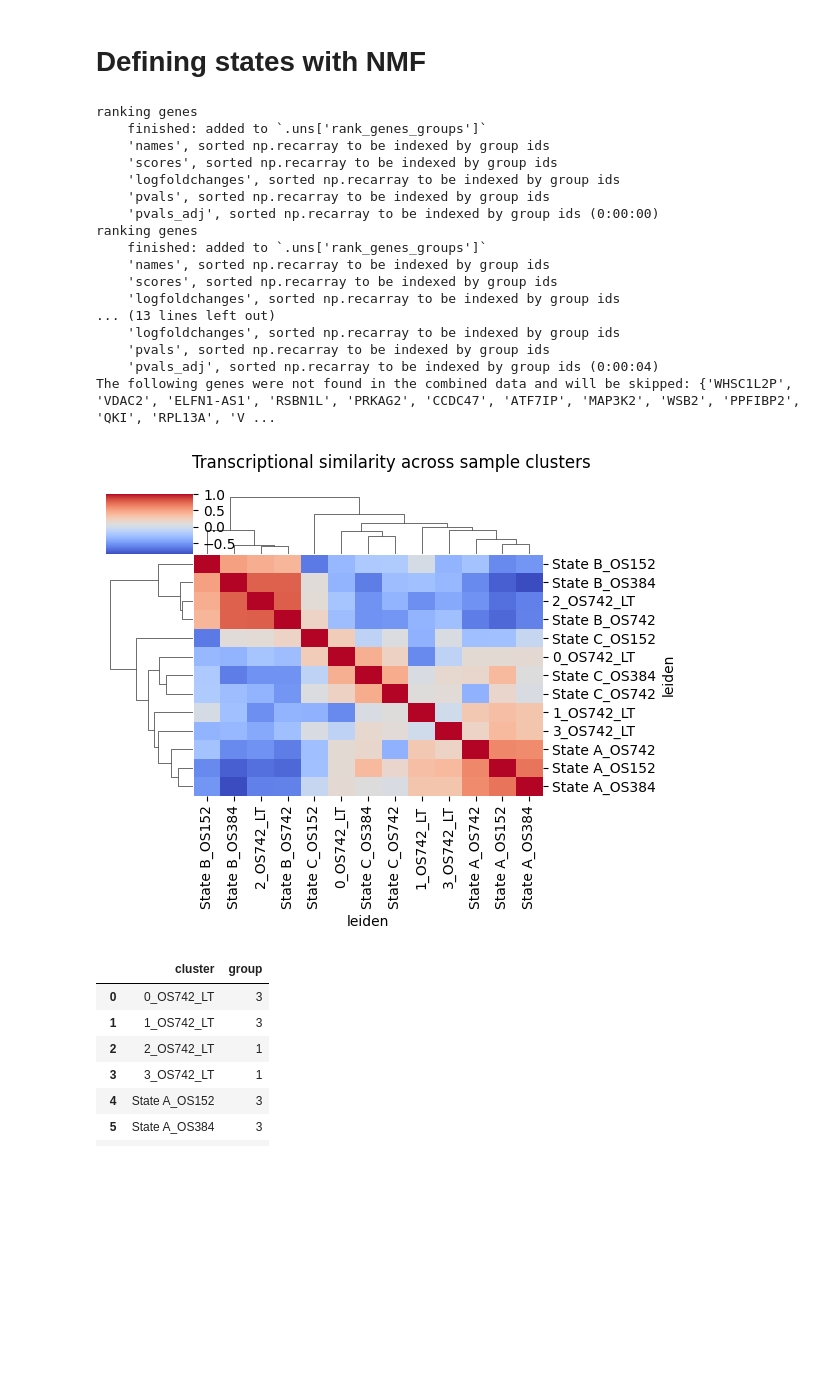
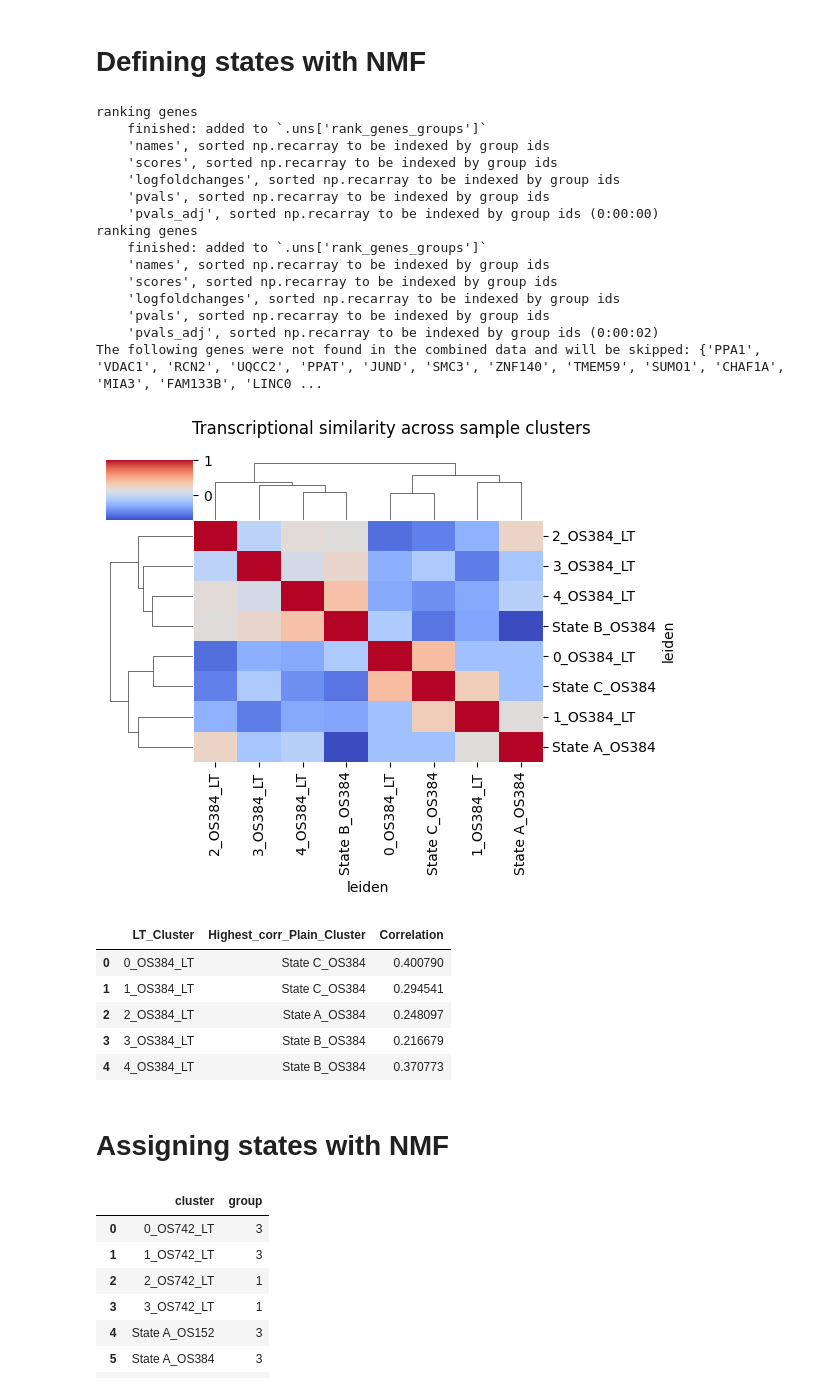
Before and after one commit to brendamelano/Reprogramming_Osteosarcoma, a Jupyter notebook: Lineage_Tracing/scRNAseq_LT_analysis/Defining states for LT samples.ipynb, the cells around one changed output. Drawn from its saved outputs; the diff is of its cells as text; code cells hidden in the pictures; blank space fills up the shorter version.

Commit message:
defining LT states with correlation

```diff
--- a/Lineage_Tracing/scRNAseq_LT_analysis/Defining states for LT samples.ipynb
+++ b/Lineage_Tracing/scRNAseq_LT_analysis/Defining states for LT samples.ipynb
@@ -49,7 +49,7 @@ Global seed set to 0
 # Read in the AnnData files and process them
 adata_list = []
 top_genes_all_samples = []
-sample_names_LT = [ 'OS742_LT'] # 'OS384_LT', 'OS052_LT',
+sample_names_LT = ['OS384_LT', ] #  'OS742_LT', 'OS742_LT',
 
 for sample in sample_names_LT:
 
@@ -85,7 +85,7 @@ for sample in sample_names_LT:
     # Append the AnnData object to the list
     adata_list.append(adata)
 
-sample_names = ['OS152', 'OS384', 'OS742']
+sample_names = ['OS384'] # 'OS742', 'OS152',
 
 for sample in sample_names:
 
@@ -194,38 +194,76 @@ g = sns.clustermap(cluster_correlation, cmap='coolwarm', figsize=(6, 5))
 # Add the title to the figure
 g.fig.suptitle('Transcriptional similarity across sample clusters', fontsize=12)
 
 
 # Adjust the position of the title
 plt.subplots_adjust(top=0.9)
 
 
 # Saving the figure
 desktop_path = os.path.expanduser('~/Desktop')
 figure_path = os.path.join(desktop_path, 'LT_Cluster_Transcriptional_Similarity.svg')
 g.savefig(figure_path, format='svg', dpi=300)
 
 
 # Display the plot
 plt.show()
 # %% [output]
 ranking genes
     finished: added to `.uns['rank_genes_groups']`
     'names', sorted np.recarray to be indexed by group ids
     'scores', sorted np.recarray to be indexed by group ids
     'logfoldchanges', sorted np.recarray to be indexed by group ids
     'pvals', sorted np.recarray to be indexed by group ids
     'pvals_adj', sorted np.recarray to be indexed by group ids (0:00:00)
 ranking genes
     finished: added to `.uns['rank_genes_groups']`
     'names', sorted np.recarray to be indexed by group ids
     'scores', sorted np.recarray to be indexed by group ids
     'logfoldchanges', sorted np.recarray to be indexed by group ids
-... (13 lines left out)
-    'logfoldchanges', sorted np.recarray to be indexed by group ids
     'pvals', sorted np.recarray to be indexed by group ids
-    'pvals_adj', sorted np.recarray to be indexed by group ids (0:00:04)
-The following genes were not found in the combined data and will be skipped: {'WHSC1L2P', 'VDAC2', 'ELFN1-AS1', 'RSBN1L', 'PRKAG2', 'CCDC47', 'ATF7IP', 'MAP3K2', 'WSB2', 'PPFIBP2', 'QKI', 'RPL13A', 'V ...
+    'pvals_adj', sorted np.recarray to be indexed by group ids (0:00:02)
+The following genes were not found in the combined data and will be skipped: {'PPA1', 'VDAC1', 'RCN2', 'UQCC2', 'PPAT', 'JUND', 'SMC3', 'ZNF140', 'TMEM59', 'SUMO1', 'CHAF1A', 'MIA3', 'FAM133B', 'LINC0 ...
-[figure, old version]
+[figure, new version]
+# %%
+
+# Identify LT clusters and plain clusters
+lt_clusters = [cluster for cluster in cluster_correlation.index if '_LT' in cluster]
+plain_clusters = [cluster for cluster in cluster_correlation.index if '_LT' not in cluster]
+
+# Subset correlation matrix
+lt_plain_corr = cluster_correlation.loc[lt_clusters, plain_clusters]
+
+
+results = []
+for lt_cluster in lt_plain_corr.index:
+    # For this LT cluster, find the plain cluster with the highest correlation
+    best_corr_cluster = lt_plain_corr.loc[lt_cluster].idxmax()
+    best_corr_value = lt_plain_corr.loc[lt_cluster].max()
+
+    # Store the result
+    results.append({
+        "LT_Cluster": lt_cluster,
+        "Highest_corr_Plain_Cluster": best_corr_cluster,
+        "Correlation": best_corr_value
+    })
+
+# Convert to a DataFrame for easy viewing
+results_df = pd.DataFrame(results)
+
+# Sort by LT cluster name (optional)
+results_df = results_df.sort_values(by="LT_Cluster").reset_index(drop=True)
+
+# Display the result
+results_df
+# %% [output]
+|  | LT_Cluster | Highest_corr_Plain_Cluster | Correlation |
+| 0 | 0_OS384_LT | State C_OS384 | 0.400790 |
+| 1 | 1_OS384_LT | State C_OS384 | 0.294541 |
+| 2 | 2_OS384_LT | State A_OS384 | 0.248097 |
+| 3 | 3_OS384_LT | State B_OS384 | 0.216679 |
+| 4 | 4_OS384_LT | State B_OS384 | 0.370773 |
+# %% [markdown]
+# Assigning states with NMF
 # %%
 
 
```
Also changed, not shown: 6 other files.
